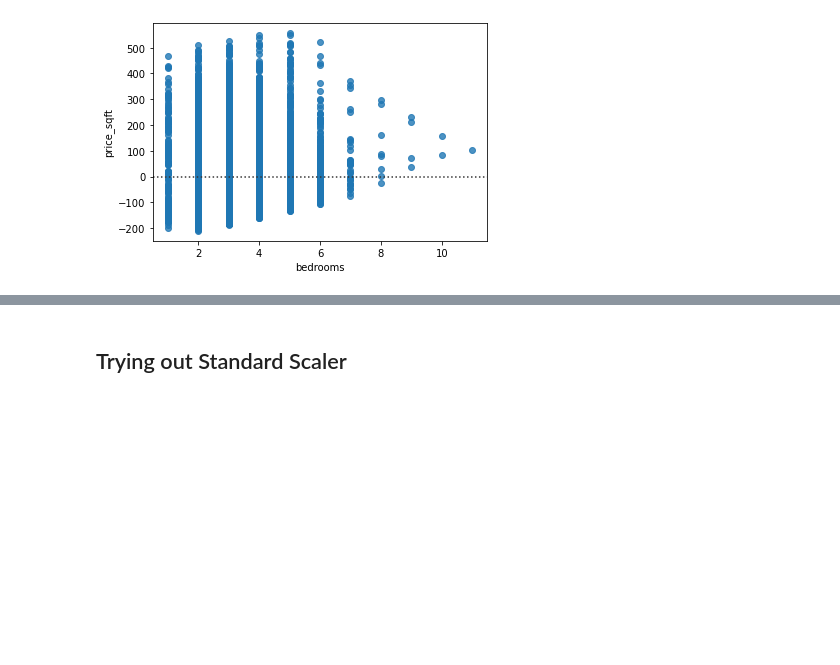
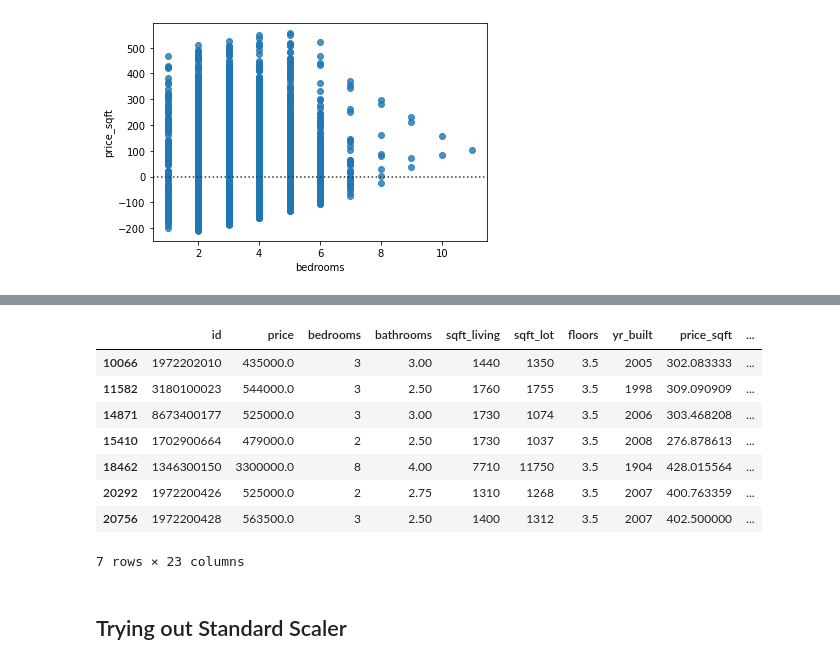
Before and after one commit to ThomasHChapman/P2-SeattleHousing, a Jupyter notebook: working_notebooks/tom_working.ipynb, the cells around one changed output, grey strips where cells are left out. Cells and saved outputs as stored; diff of their text form; code cells hidden in the pictures; blank space fills up the shorter version.

```diff
--- a/working_notebooks/tom_working.ipynb
+++ b/working_notebooks/tom_working.ipynb
@@ -367,3 +390,16 @@ plt.show()
+# %%
+#Might be worth removing properties with > 3 floors as well to improve homoskedasticity. only 7 outliers with >3.
+kc_encoded.loc[kc_encoded['floors'] > 3]
+# %% [output]
+|  | id | price | bedrooms | bathrooms | sqft_living | sqft_lot | floors | yr_built | price_sqft | ... |
+| 10066 | 1972202010 | 435000.0 | 3 | 3.00 | 1440 | 1350 | 3.5 | 2005 | 302.083333 | ... |
+| 11582 | 3180100023 | 544000.0 | 3 | 2.50 | 1760 | 1755 | 3.5 | 1998 | 309.090909 | ... |
+| 14871 | 8673400177 | 525000.0 | 3 | 3.00 | 1730 | 1074 | 3.5 | 2006 | 303.468208 | ... |
+| 15410 | 1702900664 | 479000.0 | 2 | 2.50 | 1730 | 1037 | 3.5 | 2008 | 276.878613 | ... |
+| 18462 | 1346300150 | 3300000.0 | 8 | 4.00 | 7710 | 11750 | 3.5 | 1904 | 428.015564 | ... |
+| 20292 | 1972200426 | 525000.0 | 2 | 2.75 | 1310 | 1268 | 3.5 | 2007 | 400.763359 | ... |
+| 20756 | 1972200428 | 563500.0 | 3 | 2.50 | 1400 | 1312 | 3.5 | 2007 | 402.500000 | ... |
+7 rows × 23 columns
 # %% [markdown]
 ## Trying out Standard Scaler
 # %%
```
Also changed, not shown: parts of 2 cells of this notebook.
